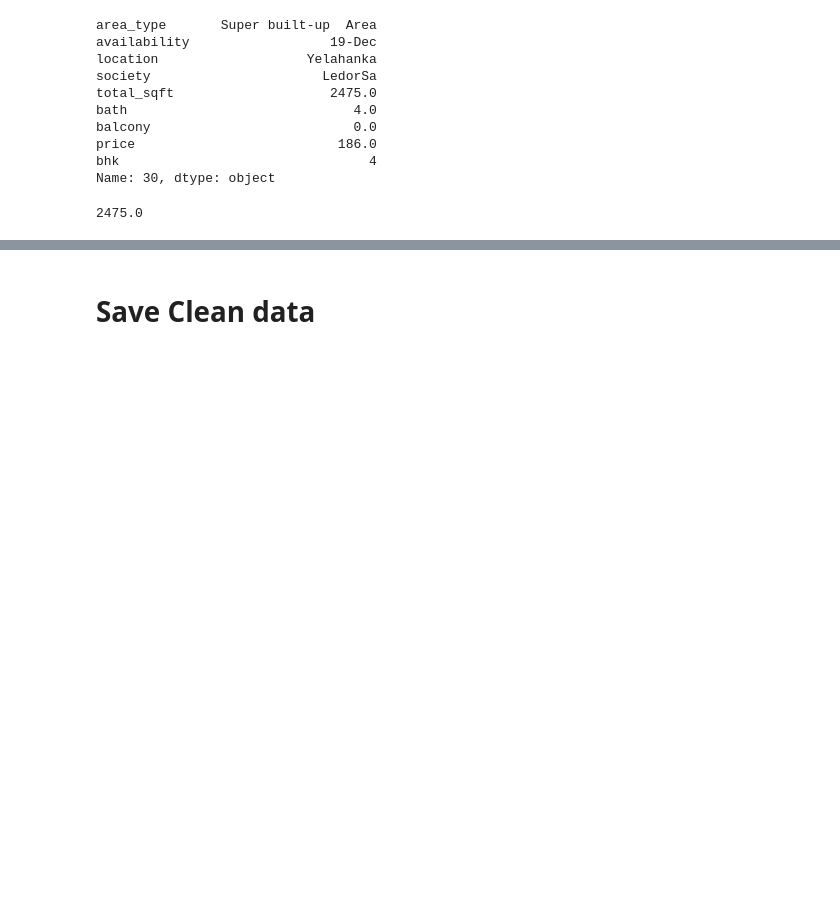
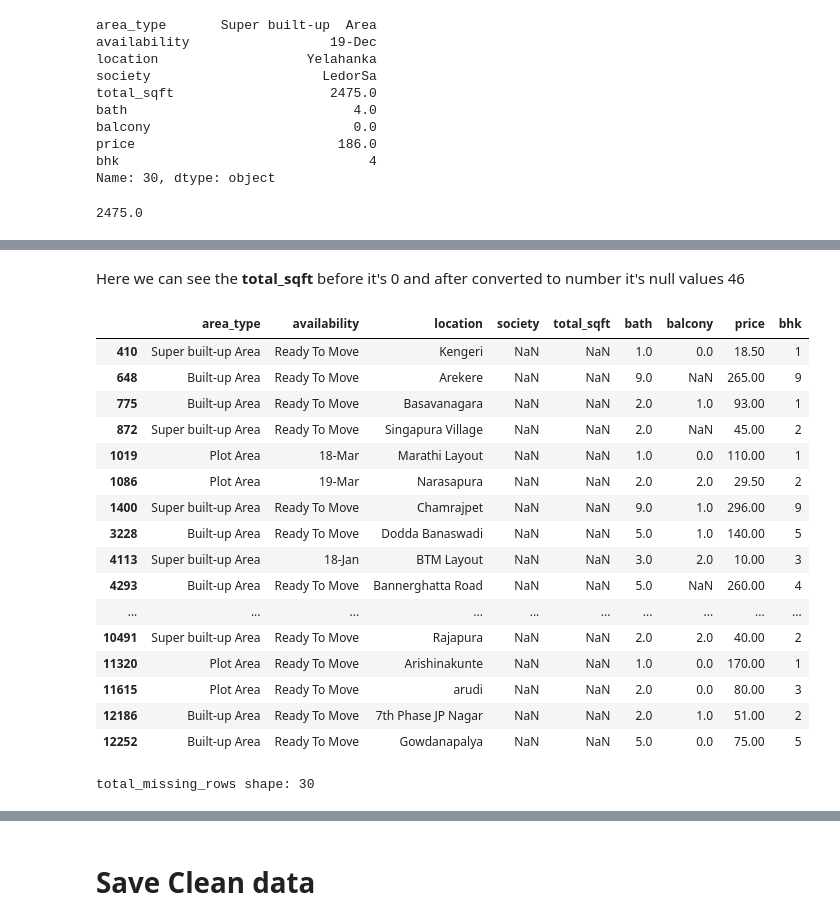
Before and after one commit to Rasel1435/House-Price-Prediction-of-Real-Estate-Company, a Jupyter notebook: notebooks/b_Cleaning.ipynb, the cells around one changed output, grey strips where cells are left out. Saved outputs shown, nothing was run; the diff lists cells and outputs as text; code cells hidden in the pictures; blank space fills up the shorter version.

```diff
--- a/notebooks/b_Cleaning.ipynb
+++ b/notebooks/b_Cleaning.ipynb
@@ -232,0 +360,28 @@ Name: 30, dtype: object
+# %% [markdown]
+Here we can see the **total_sqft** before it's 0 and after converted to number it's null values 46
+# %%
+# before Drop total_sqft let's check society and balcony will also be affected or not
+total_missing_rows = df[df['total_sqft'].isnull() & df['society'].isnull()]
+total_missing_rows
+# %% [output]
+|  | area_type | availability | location | society | total_sqft | bath | balcony | price | bhk |
+| 410 | Super built-up Area | Ready To Move | Kengeri | NaN | NaN | 1.0 | 0.0 | 18.50 | 1 |
+| 648 | Built-up Area | Ready To Move | Arekere | NaN | NaN | 9.0 | NaN | 265.00 | 9 |
+| 775 | Built-up Area | Ready To Move | Basavanagara | NaN | NaN | 2.0 | 1.0 | 93.00 | 1 |
+| 872 | Super built-up Area | Ready To Move | Singapura Village | NaN | NaN | 2.0 | NaN | 45.00 | 2 |
+| 1019 | Plot Area | 18-Mar | Marathi Layout | NaN | NaN | 1.0 | 0.0 | 110.00 | 1 |
+| 1086 | Plot Area | 19-Mar | Narasapura | NaN | NaN | 2.0 | 2.0 | 29.50 | 2 |
+| 1400 | Super built-up Area | Ready To Move | Chamrajpet | NaN | NaN | 9.0 | 1.0 | 296.00 | 9 |
+| 3228 | Built-up Area | Ready To Move | Dodda Banaswadi | NaN | NaN | 5.0 | 1.0 | 140.00 | 5 |
+| 4113 | Super built-up Area | 18-Jan | BTM Layout | NaN | NaN | 3.0 | 2.0 | 10.00 | 3 |
+| 4293 | Built-up Area | Ready To Move | Bannerghatta Road | NaN | NaN | 5.0 | NaN | 260.00 | 4 |
+| ... | ... | ... | ... | ... | ... | ... | ... | ... | ... |
+| 10491 | Super built-up Area | Ready To Move | Rajapura | NaN | NaN | 2.0 | 2.0 | 40.00 | 2 |
+| 11320 | Plot Area | Ready To Move | Arishinakunte | NaN | NaN | 1.0 | 0.0 | 170.00 | 1 |
+| 11615 | Plot Area | Ready To Move | arudi | NaN | NaN | 2.0 | 0.0 | 80.00 | 3 |
+| 12186 | Built-up Area | Ready To Move | 7th Phase JP Nagar | NaN | NaN | 2.0 | 1.0 | 51.00 | 2 |
+| 12252 | Built-up Area | Ready To Move | Gowdanapalya | NaN | NaN | 5.0 | 0.0 | 75.00 | 5 |
+# %%
+print(f"total_missing_rows shape: {total_missing_rows.shape[0]}")
+# %% [output]
+total_missing_rows shape: 30
```
Also changed, not shown: parts of 38 cells of this notebook.
